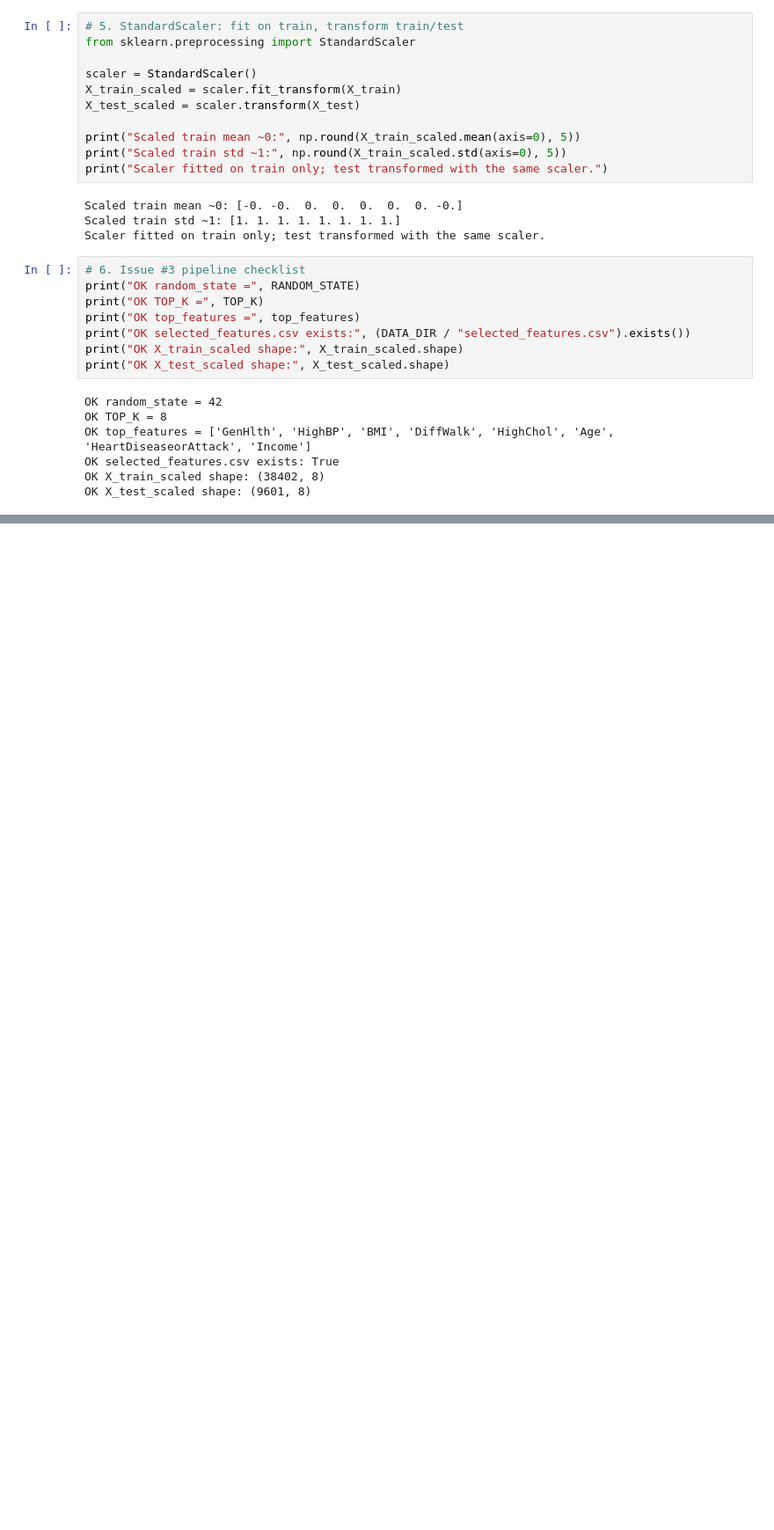
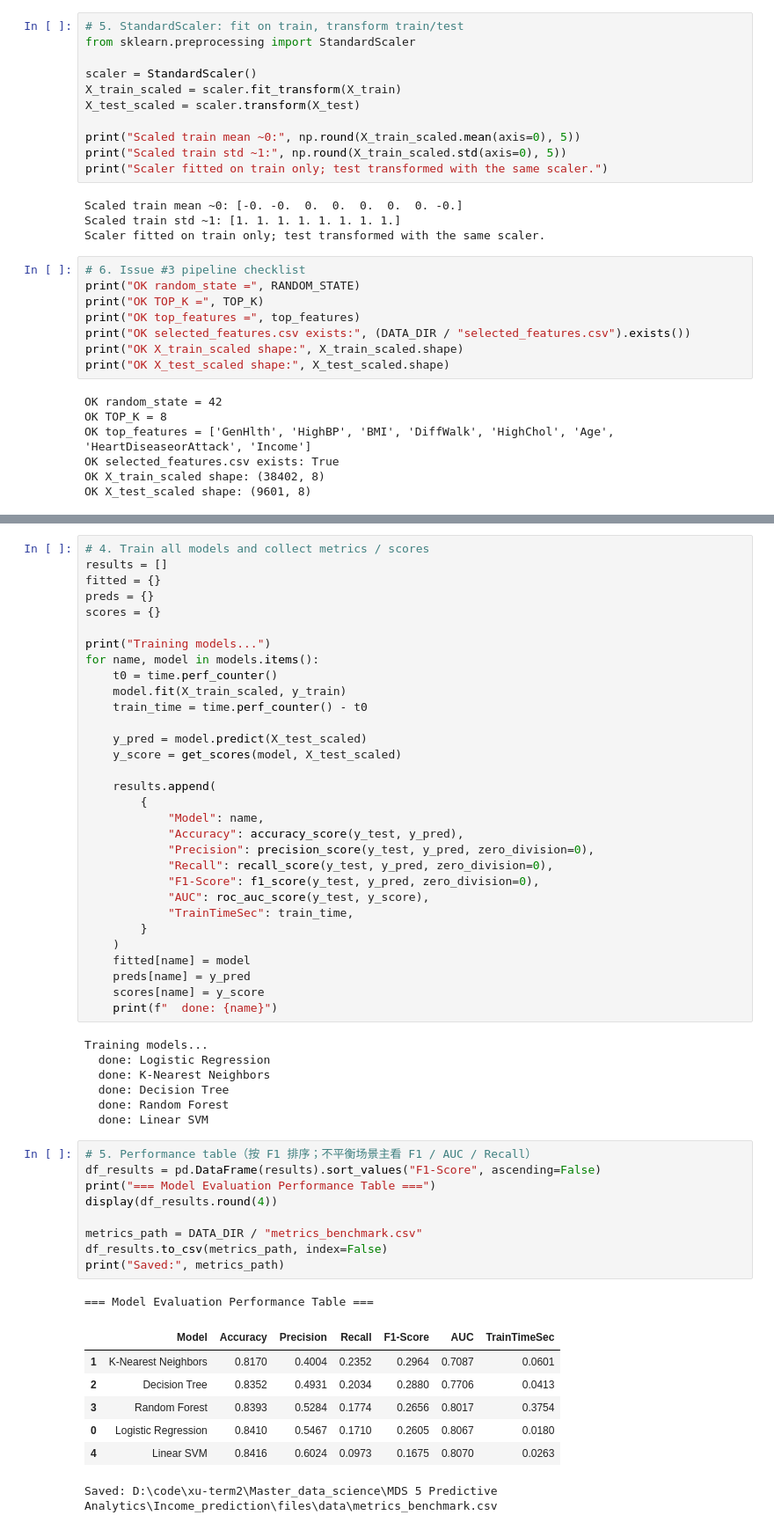
Before and after one commit to nikk909/mds5_Income_prediction, a Jupyter notebook: diabetes_ml_benchmark.ipynb, the cells around one changed output, grey strips where cells are left out. Shown at 88% size. Saved outputs shown, nothing was run; the diff lists cells and outputs as text; blank space fills up the shorter version.

```diff
--- a/diabetes_ml_benchmark.ipynb
+++ b/diabetes_ml_benchmark.ipynb
@@ -425,0 +477,56 @@ OK X_test_scaled shape: (9601, 8)
+# %%
+# 4. Train all models and collect metrics / scores
+results = []
+fitted = {}
+preds = {}
+scores = {}
+
+print("Training models...")
+for name, model in models.items():
+    t0 = time.perf_counter()
+    model.fit(X_train_scaled, y_train)
+    train_time = time.perf_counter() - t0
+
+    y_pred = model.predict(X_test_scaled)
+    y_score = get_scores(model, X_test_scaled)
+
+    results.append(
+        {
+            "Model": name,
+            "Accuracy": accuracy_score(y_test, y_pred),
+            "Precision": precision_score(y_test, y_pred, zero_division=0),
+            "Recall": recall_score(y_test, y_pred, zero_division=0),
+            "F1-Score": f1_score(y_test, y_pred, zero_division=0),
+            "AUC": roc_auc_score(y_test, y_score),
+            "TrainTimeSec": train_time,
+        }
+    )
+    fitted[name] = model
+    preds[name] = y_pred
+    scores[name] = y_score
+    print(f"  done: {name}")
+# %% [output]
+Training models...
+  done: Logistic Regression
+  done: K-Nearest Neighbors
+  done: Decision Tree
+  done: Random Forest
+  done: Linear SVM
+# %%
+# 5. Performance table（按 F1 排序；不平衡场景主看 F1 / AUC / Recall）
+df_results = pd.DataFrame(results).sort_values("F1-Score", ascending=False)
+print("=== Model Evaluation Performance Table ===")
+display(df_results.round(4))
+
+metrics_path = DATA_DIR / "metrics_benchmark.csv"
+df_results.to_csv(metrics_path, index=False)
+print("Saved:", metrics_path)
+# %% [output]
+=== Model Evaluation Performance Table ===
+|  | Model | Accuracy | Precision | Recall | F1-Score | AUC | TrainTimeSec |
+| 1 | K-Nearest Neighbors | 0.8170 | 0.4004 | 0.2352 | 0.2964 | 0.7087 | 0.0601 |
+| 2 | Decision Tree | 0.8352 | 0.4931 | 0.2034 | 0.2880 | 0.7706 | 0.0413 |
+| 3 | Random Forest | 0.8393 | 0.5284 | 0.1774 | 0.2656 | 0.8017 | 0.3754 |
+| 0 | Logistic Regression | 0.8410 | 0.5467 | 0.1710 | 0.2605 | 0.8067 | 0.0180 |
+| 4 | Linear SVM | 0.8416 | 0.6024 | 0.0973 | 0.1675 | 0.8070 | 0.0263 |
+Saved: D:\code\xu-term2\Master_data_science\MDS 5 Predictive Analytics\Income_prediction\files\data\metrics_benchmark.csv
```
Also changed, not shown: parts of 15 cells of this notebook, 11 other files.
